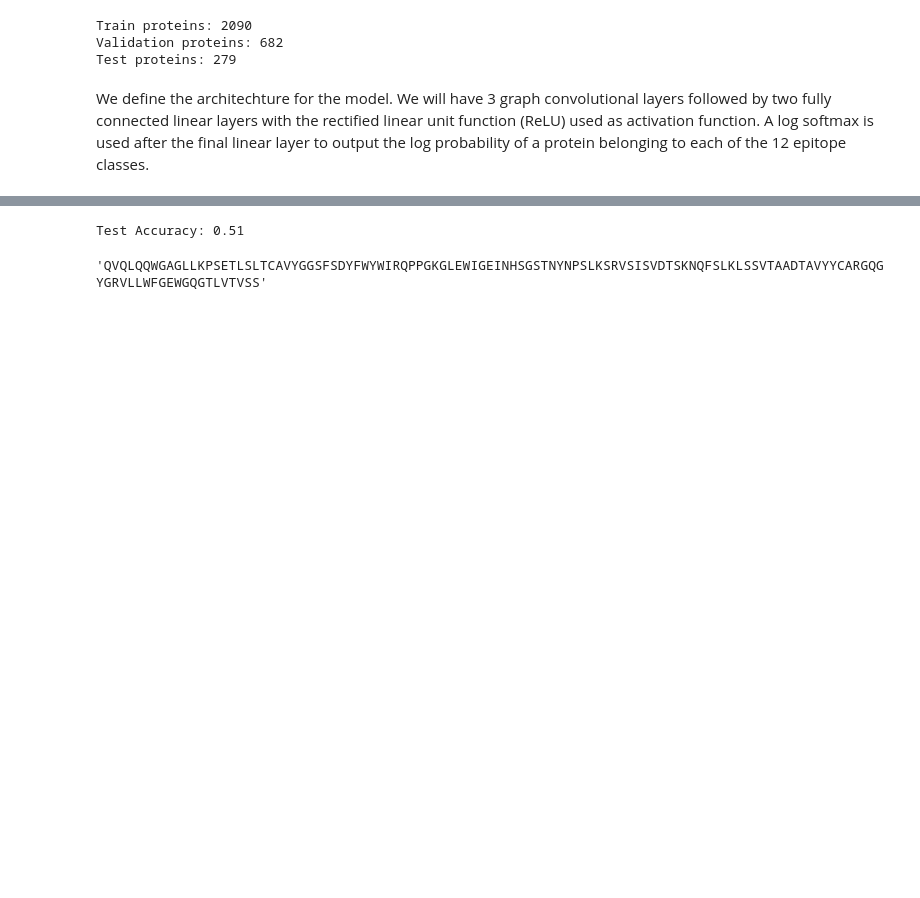
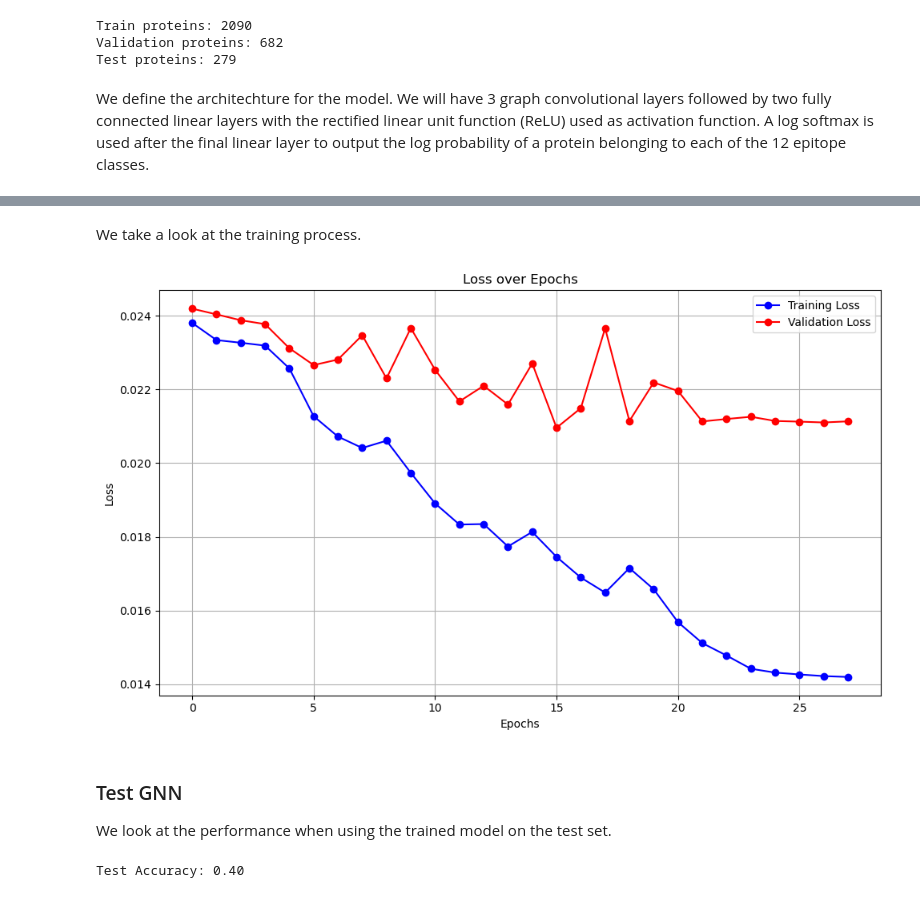
Before and after one commit to JonasBlomquist/AI4ProtEng_AIntibody, a Jupyter notebook: notebooks/graph_level_classification.ipynb, the cells around one changed output, grey strips where cells are left out. Drawn from its saved outputs; the diff is of its cells as text; code cells hidden in the pictures; blank space fills up the shorter version.

Commit message:
Added early stop and model assesment

```diff
--- a/notebooks/graph_level_classification.ipynb
+++ b/notebooks/graph_level_classification.ipynb
@@ -291,13 +293,3 @@ class GNN(torch.nn.Module):
         x = self.fc2(x)
 
         return F.log_softmax(x, dim=1)
-
-# Initialize model, loss, and optimizer
-num_class = torch.max(epitope_classes).item() + 1
-num_features = representations_list[0].size()[1]
-
-# Set training details
-model = GNN(input_dim=num_features, hidden_dim_Conv=160, hidden_dim_Linear = 80, output_dim = num_class)
-optimizer = torch.optim.AdamW(model.parameters(), lr=0.001, weight_decay = 0.01)
-scheduler = ReduceLROnPlateau(optimizer = optimizer, mode = 'min', factor = 0.1)
-epochs = 10
@@ -303,0 +332,8 @@ epochs = 10
+# %%
+num_class = torch.max(epitope_classes).item() + 1
+num_features = representations_list[0].size()[1]
+model = GNN(input_dim=num_features, hidden_dim_Conv=160, hidden_dim_Linear = 80, output_dim = num_class)
+optimizer = torch.optim.AdamW(model.parameters(), lr=0.01, weight_decay = 0.1)
+scheduler = ReduceLROnPlateau(optimizer = optimizer, mode = 'min', patience=5, factor = 0.01)
+early_stopping = EarlyStopping(patience=20, min_delta=0)
+num_epoch = 500
@@ -305,7 +343,7 @@ epochs = 10
 loss_train = []
 loss_eval  = []
 
-for epoch in range(10):
+for epoch in range(num_epoch):
 
     loss_train_epoch = 0
     loss_eval_epoch = 0
@@ -319,7 +357,7 @@ for epoch in range(10):
         optimizer.step()
         loss_train_epoch += loss.item()
 
-    loss_train_epoch /= len(train_loader)
+    loss_train_epoch /= len(train_indices)
     loss_train.append(loss_train_epoch)
 
     model.eval()
@@ -329,10 +367,17 @@ for epoch in range(10):
             loss = F.nll_loss(out, data.y)
             loss_eval_epoch += loss.item()
 
-    loss_eval_epoch /= len(val_loader)
+    loss_eval_epoch /= len(val_indices)
     loss_eval.append(loss_eval_epoch)
 
     scheduler.step(loss_eval_epoch)
 
     print(f"Epoch {epoch+1}, Train Loss: {loss_train_epoch:.4f}, Validation Loss: {loss_eval_epoch:.4f}")
+
+    early_stopping(loss_eval_epoch, epoch)
+
+    if early_stopping.early_stop:
+        break
+
+print("Training ended.")
 # %% [output]
@@ -346,16 +401,38 @@ Epoch 10, Train Loss: 0.9699, Validation Loss: 2.0686
+# %% [markdown]
+We take a look at the training process.
+# %%
+plt.figure(figsize=(10, 6))
+plt.plot(loss_train, marker='o', linestyle='-', color='b', label='Training Loss')
+plt.plot(loss_eval, marker='o', linestyle='-', color='r', label='Validation Loss')
+plt.xlabel('Epochs')
+plt.ylabel('Loss')
+plt.title('Loss over Epochs')
+plt.grid(True)
+plt.legend()
+plt.tight_layout()
+#plt.savefig('output/loss_epoch_graph.png')
+plt.show()
+# %% [output]
+[figure, added]
+# %% [markdown]
+### Test GNN
+
+We look at the performance when using the trained model on the test set.
 # %%
+predictions = []
+true_labels = []
+correct = 0
+
 model.eval()
-correct = 0
 for data in test_loader:
     out = model(data.x, data.edge_index, data.batch)
     pred = out.argmax(dim=1)
     correct += (pred == data.y).sum().item()
 
-accuracy = correct / len(test_dataset)
+    predictions.extend(pred.squeeze(0).tolist())
+    true_labels.extend(data.y.squeeze(0).tolist())
+
+accuracy = correct / len(test_indices)
 print(f"Test Accuracy: {accuracy:.2f}")
 # %% [output]
-Test Accuracy: 0.51
+Test Accuracy: 0.40
-# %%
-data['Heavy chain AA'][0:2][1]
-# %% [output]
-'QVQLQQWGAGLLKPSETLSLTCAVYGGSFSDYFWYWIRQPPGKGLEWIGEINHSGSTNYNPSLKSRVSISVDTSKNQFSLKLSSVTAADTAVYYCARGQGYGRVLLWFGEWGQGTLVTVSS'
```
Also changed, not shown: parts of 12 cells of this notebook, 1 other file.
